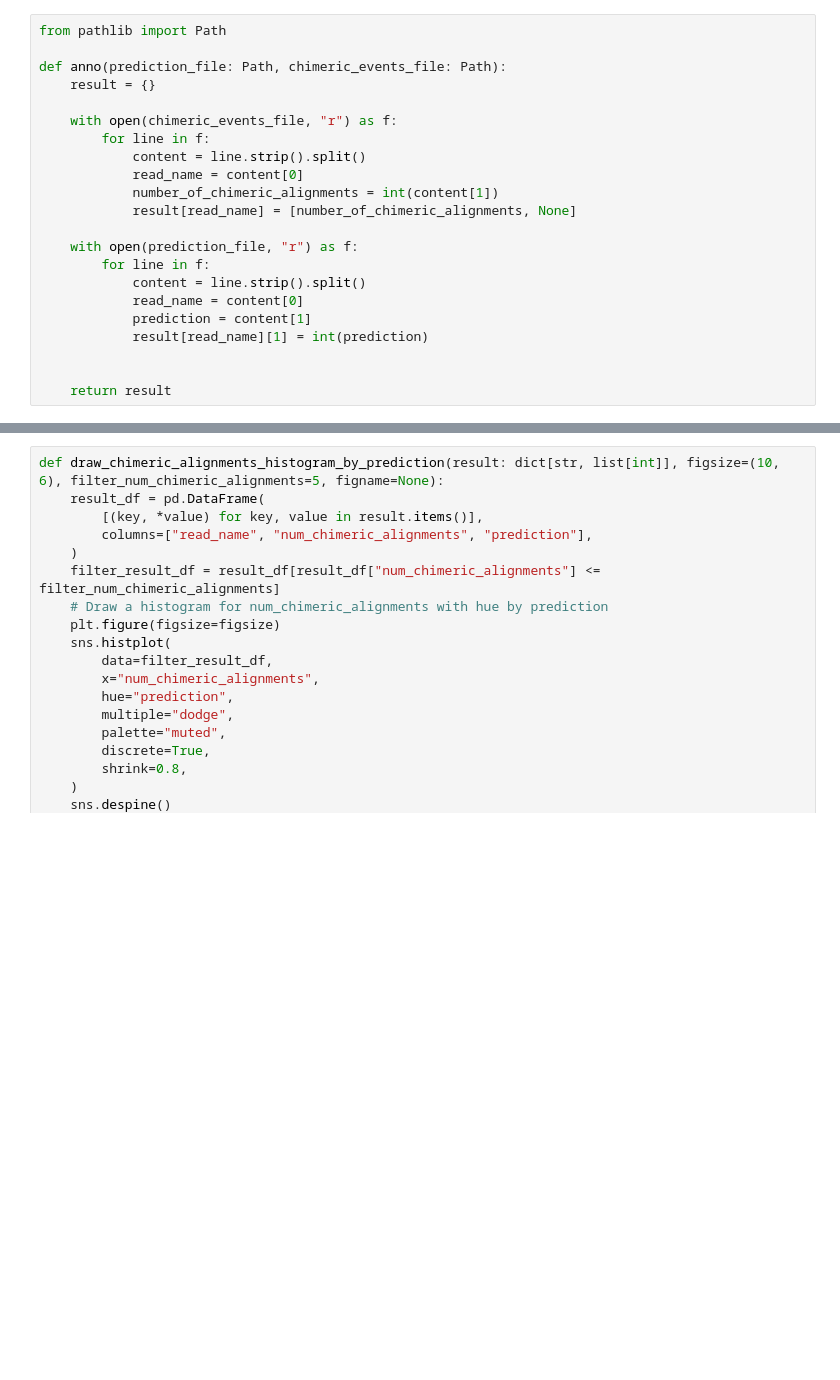
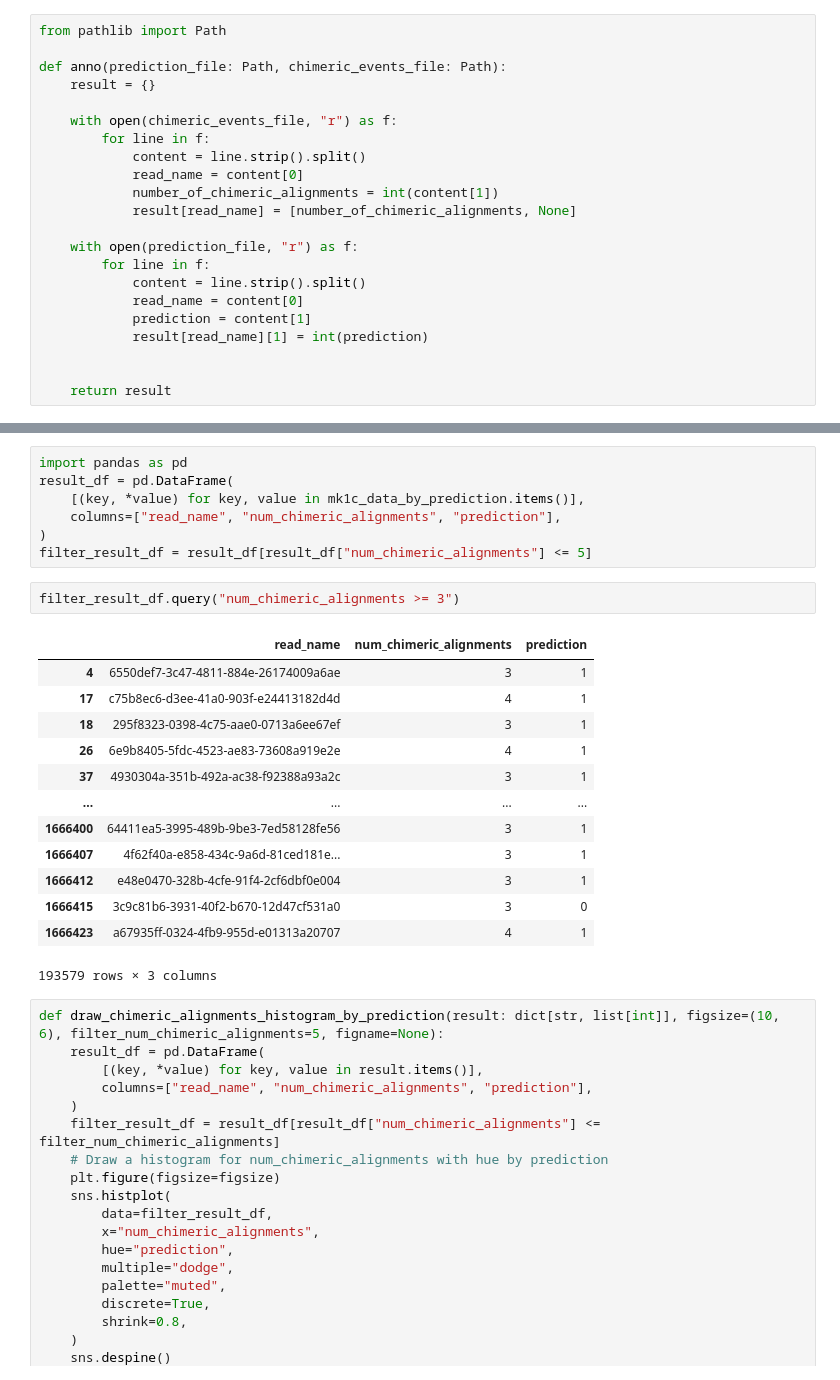
Before and after one commit to cauliyang/chimeralm_paper, a Jupyter notebook: figures/draw_figures.ipynb, the cells around one changed output, grey strips where cells are left out. Drawn from its saved outputs; the diff is of its cells as text; blank space fills up the shorter version.

```diff
--- a/figures/draw_figures.ipynb
+++ b/figures/draw_figures.ipynb
@@ -763,3 +783,26 @@ mk1c_data_by_prediction = anno(
+# %%
+import pandas as pd
+result_df = pd.DataFrame(
+    [(key, *value) for key, value in mk1c_data_by_prediction.items()],
+    columns=["read_name", "num_chimeric_alignments", "prediction"],
+)
+filter_result_df = result_df[result_df["num_chimeric_alignments"] <= 5]
+# %%
+filter_result_df.query("num_chimeric_alignments >= 3")
+# %% [output]
+|  | read_name | num_chimeric_alignments | prediction |
+| 4 | 6550def7-3c47-4811-884e-26174009a6ae | 3 | 1 |
+| 17 | c75b8ec6-d3ee-41a0-903f-e24413182d4d | 4 | 1 |
+| 18 | 295f8323-0398-4c75-aae0-0713a6ee67ef | 3 | 1 |
+| 26 | 6e9b8405-5fdc-4523-ae83-73608a919e2e | 4 | 1 |
+| 37 | 4930304a-351b-492a-ac38-f92388a93a2c | 3 | 1 |
+| ... | ... | ... | ... |
+| 1666400 | 64411ea5-3995-489b-9be3-7ed58128fe56 | 3 | 1 |
+| 1666407 | 4f62f40a-e858-434c-9a6d-81ced181e... | 3 | 1 |
+| 1666412 | e48e0470-328b-4cfe-91f4-2cf6dbf0e004 | 3 | 1 |
+| 1666415 | 3c9c81b6-3931-40f2-b670-12d47cf531a0 | 3 | 0 |
+| 1666423 | a67935ff-0324-4fb9-955d-e01313a20707 | 4 | 1 |
+193579 rows × 3 columns
 # %%
 def draw_chimeric_alignments_histogram_by_prediction(result: dict[str, list[int]], figsize=(10, 6), filter_num_chimeric_alignments=5, figname=None):
     result_df = pd.DataFrame(
```
Also changed, not shown: parts of 3 cells of this notebook, 4 other files.
